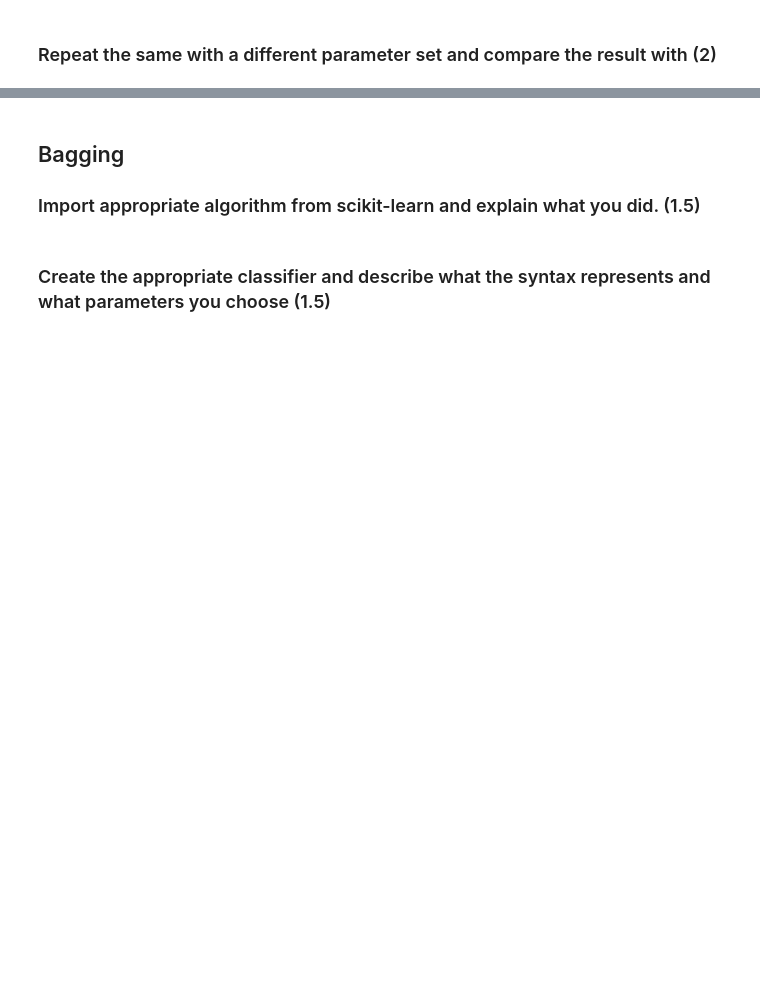
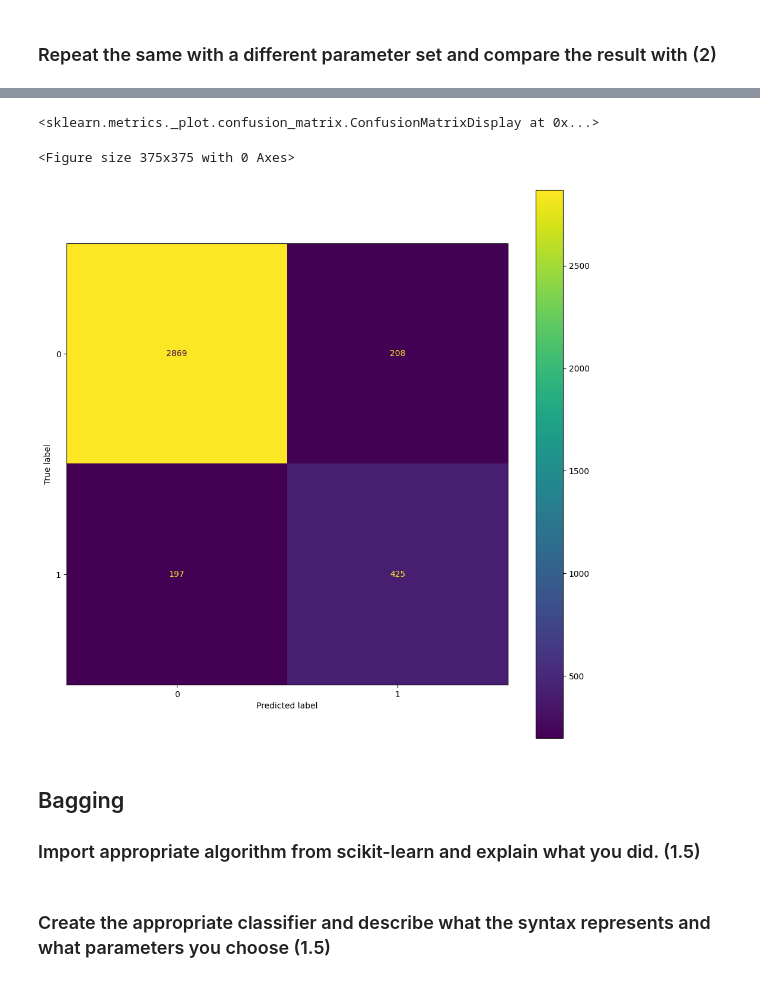
Before and after one commit to lecarpen23/6700_Assignment_01, a Jupyter notebook: Assignment 02_GroupNumber.ipynb, the cells around one changed output, grey strips where cells are left out. Saved outputs shown, nothing was run; the diff lists cells and outputs as text; code cells hidden in the pictures; blank space fills up the shorter version.

```diff
--- a/Assignment 02_GroupNumber.ipynb
+++ b/Assignment 02_GroupNumber.ipynb
@@ -574,3 +665,12 @@ ConfusionMatrixDisplay(gb_conf_matrix).plot()
+# %%
+xgb_conf_matrix = confusion_matrix(OSIy_test, OSIy_pred_xgb)
+
+plt.figure(figsize=(5, 5), dpi=75)
+ConfusionMatrixDisplay(xgb_conf_matrix).plot()
+# %% [output]
+<sklearn.metrics._plot.confusion_matrix.ConfusionMatrixDisplay at 0x...>
+<Figure size 375x375 with 0 Axes>
+[figure, added]
 # %% [markdown]
 ## Bagging
 ### Import appropriate algorithm from scikit-learn and explain what you did. (1.5)
```
Also changed, not shown: parts of 32 cells of this notebook.
